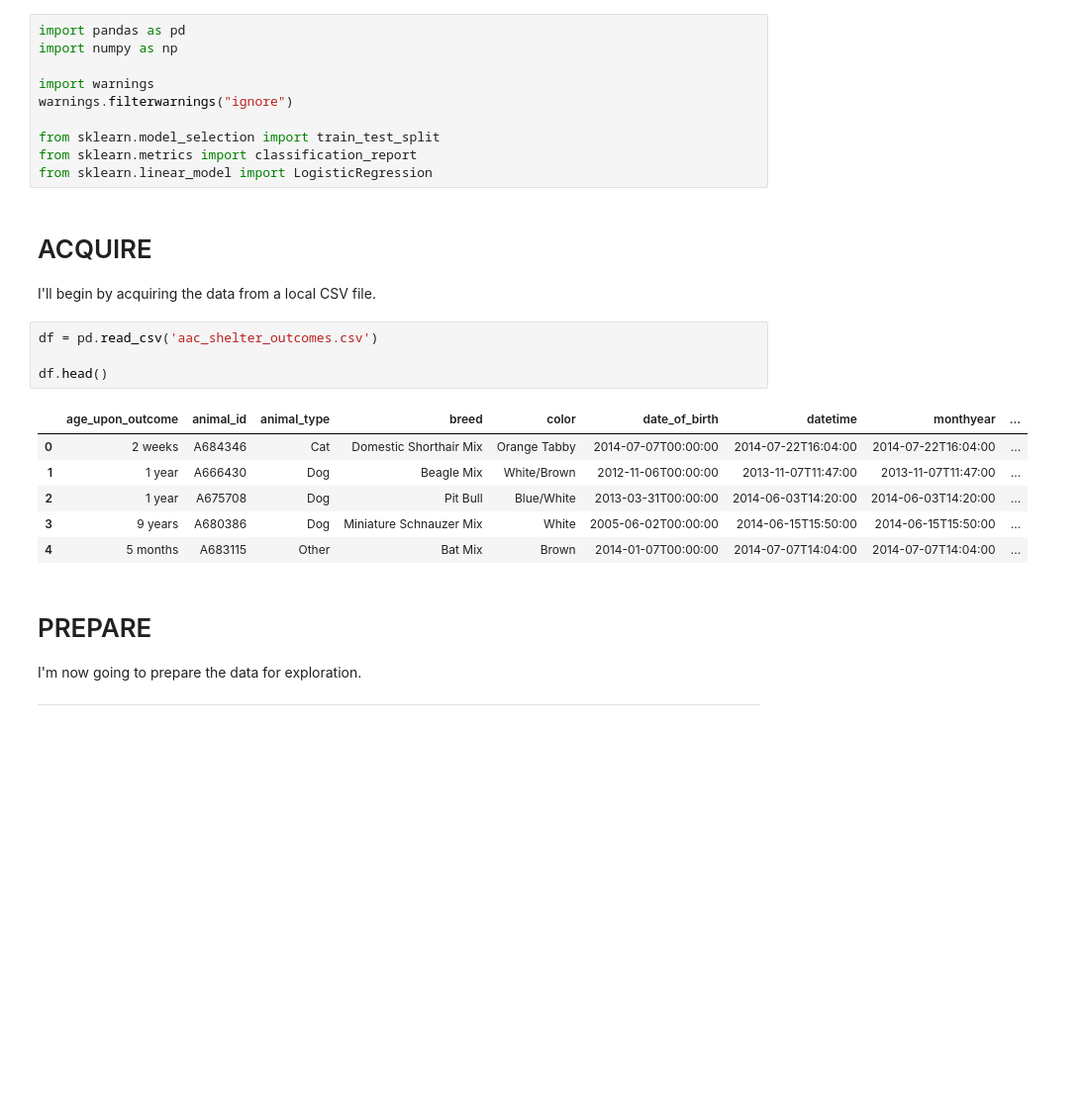
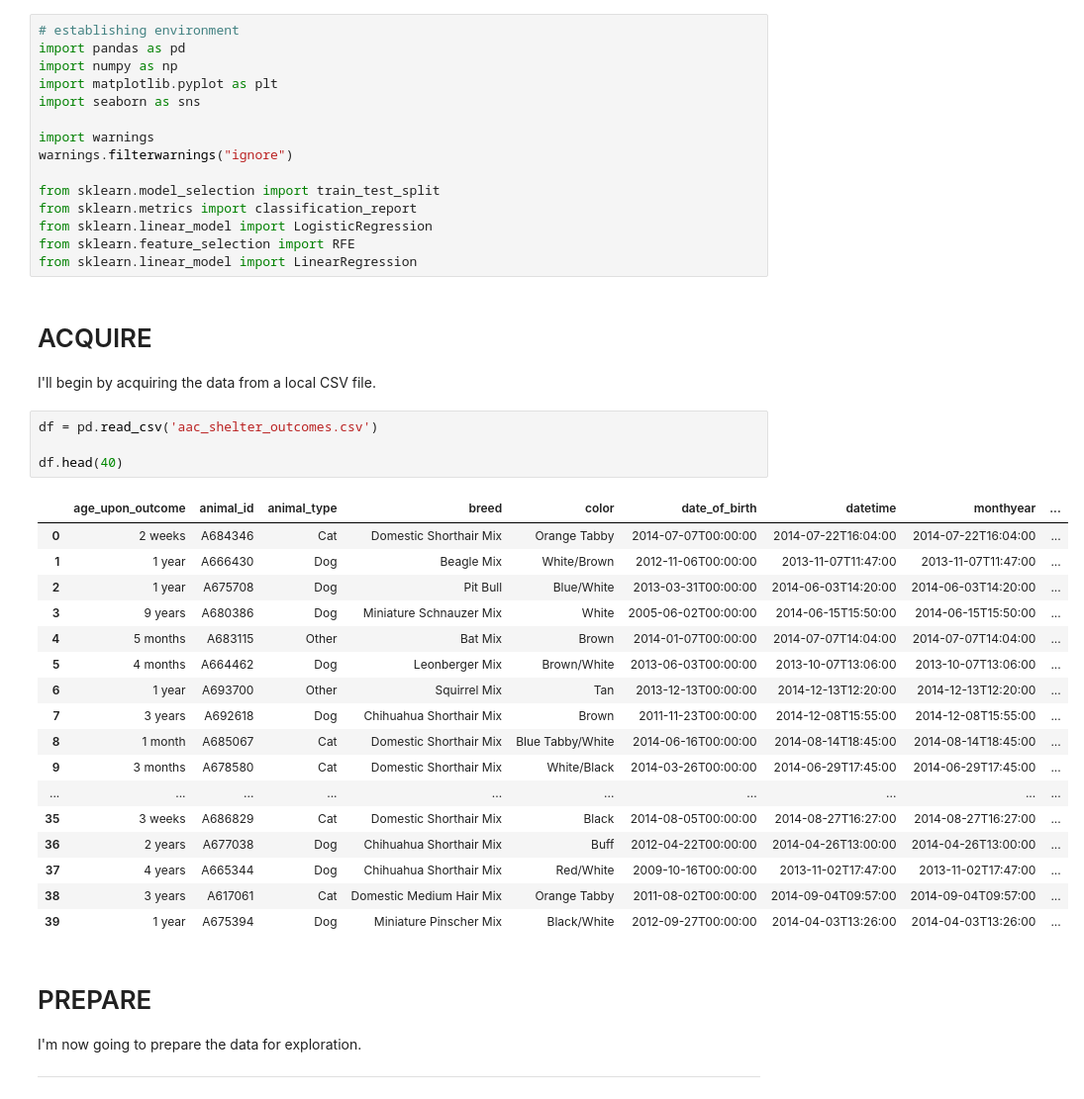
Before and after one commit to SamuelD-Data/aac_outcomes_project, a Jupyter notebook: aac_project_notebook.ipynb, the cells around one changed output. Shown at 99% size. Saved outputs shown, nothing was run; the diff lists cells and outputs as text; blank space fills up the shorter version.

```diff
--- a/aac_project_notebook.ipynb
+++ b/aac_project_notebook.ipynb
@@ -1,6 +1,9 @@
 # %%
+# establishing environment
 import pandas as pd
 import numpy as np
+import matplotlib.pyplot as plt
+import seaborn as sns
 
 import warnings
 warnings.filterwarnings("ignore")
@@ -8,20 +11,33 @@ warnings.filterwarnings("ignore")
 from sklearn.model_selection import train_test_split
 from sklearn.metrics import classification_report
 from sklearn.linear_model import LogisticRegression
+from sklearn.feature_selection import RFE
+from sklearn.linear_model import LinearRegression
 # %% [markdown]
 # ACQUIRE
 I'll begin by acquiring the data from a local CSV file.
 # %%
 df = pd.read_csv('aac_shelter_outcomes.csv')
 
-df.head()
+df.head(40)
 # %% [output]
 |  | age_upon_outcome | animal_id | animal_type | breed | color | date_of_birth | datetime | monthyear | ... |
 | 0 | 2 weeks | A684346 | Cat | Domestic Shorthair Mix | Orange Tabby | 2014-07-07T00:00:00 | 2014-07-22T16:04:00 | 2014-07-22T16:04:00 | ... |
 | 1 | 1 year | A666430 | Dog | Beagle Mix | White/Brown | 2012-11-06T00:00:00 | 2013-11-07T11:47:00 | 2013-11-07T11:47:00 | ... |
 | 2 | 1 year | A675708 | Dog | Pit Bull | Blue/White | 2013-03-31T00:00:00 | 2014-06-03T14:20:00 | 2014-06-03T14:20:00 | ... |
 | 3 | 9 years | A680386 | Dog | Miniature Schnauzer Mix | White | 2005-06-02T00:00:00 | 2014-06-15T15:50:00 | 2014-06-15T15:50:00 | ... |
 | 4 | 5 months | A683115 | Other | Bat Mix | Brown | 2014-01-07T00:00:00 | 2014-07-07T14:04:00 | 2014-07-07T14:04:00 | ... |
+| 5 | 4 months | A664462 | Dog | Leonberger Mix | Brown/White | 2013-06-03T00:00:00 | 2013-10-07T13:06:00 | 2013-10-07T13:06:00 | ... |
+| 6 | 1 year | A693700 | Other | Squirrel Mix | Tan | 2013-12-13T00:00:00 | 2014-12-13T12:20:00 | 2014-12-13T12:20:00 | ... |
+| 7 | 3 years | A692618 | Dog | Chihuahua Shorthair Mix | Brown | 2011-11-23T00:00:00 | 2014-12-08T15:55:00 | 2014-12-08T15:55:00 | ... |
+| 8 | 1 month | A685067 | Cat | Domestic Shorthair Mix | Blue Tabby/White | 2014-06-16T00:00:00 | 2014-08-14T18:45:00 | 2014-08-14T18:45:00 | ... |
+| 9 | 3 months | A678580 | Cat | Domestic Shorthair Mix | White/Black | 2014-03-26T00:00:00 | 2014-06-29T17:45:00 | 2014-06-29T17:45:00 | ... |
+| ... | ... | ... | ... | ... | ... | ... | ... | ... | ... |
+| 35 | 3 weeks | A686829 | Cat | Domestic Shorthair Mix | Black | 2014-08-05T00:00:00 | 2014-08-27T16:27:00 | 2014-08-27T16:27:00 | ... |
+| 36 | 2 years | A677038 | Dog | Chihuahua Shorthair Mix | Buff | 2012-04-22T00:00:00 | 2014-04-26T13:00:00 | 2014-04-26T13:00:00 | ... |
+| 37 | 4 years | A665344 | Dog | Chihuahua Shorthair Mix | Red/White | 2009-10-16T00:00:00 | 2013-11-02T17:47:00 | 2013-11-02T17:47:00 | ... |
+| 38 | 3 years | A617061 | Cat | Domestic Medium Hair Mix | Orange Tabby | 2011-08-02T00:00:00 | 2014-09-04T09:57:00 | 2014-09-04T09:57:00 | ... |
+| 39 | 1 year | A675394 | Dog | Miniature Pinscher Mix | Black/White | 2012-09-27T00:00:00 | 2014-04-03T13:26:00 | 2014-04-03T13:26:00 | ... |
 # %% [markdown]
 # PREPARE
 I'm now going to prepare the data for exploration.
```
Also changed, not shown: parts of 23 cells of this notebook.
